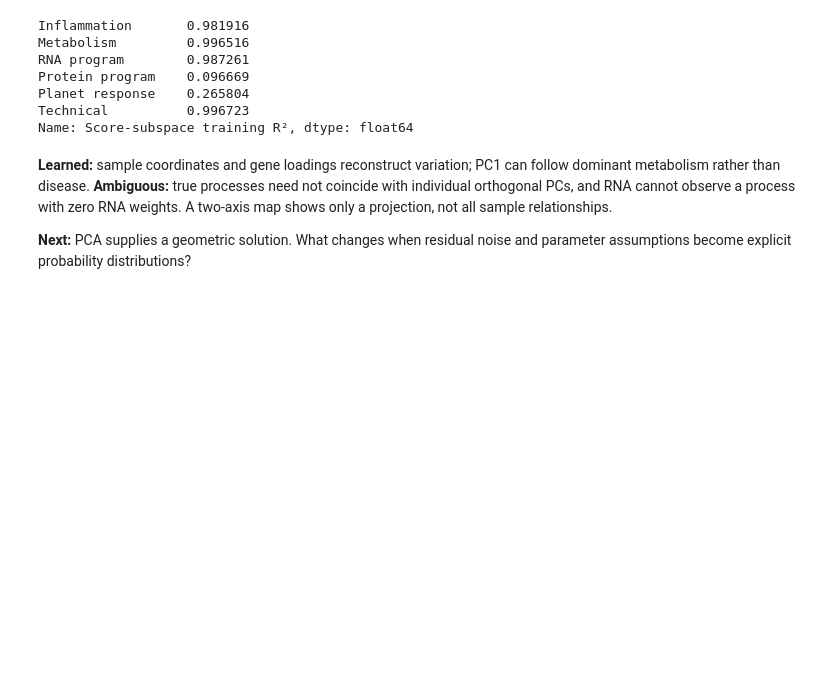
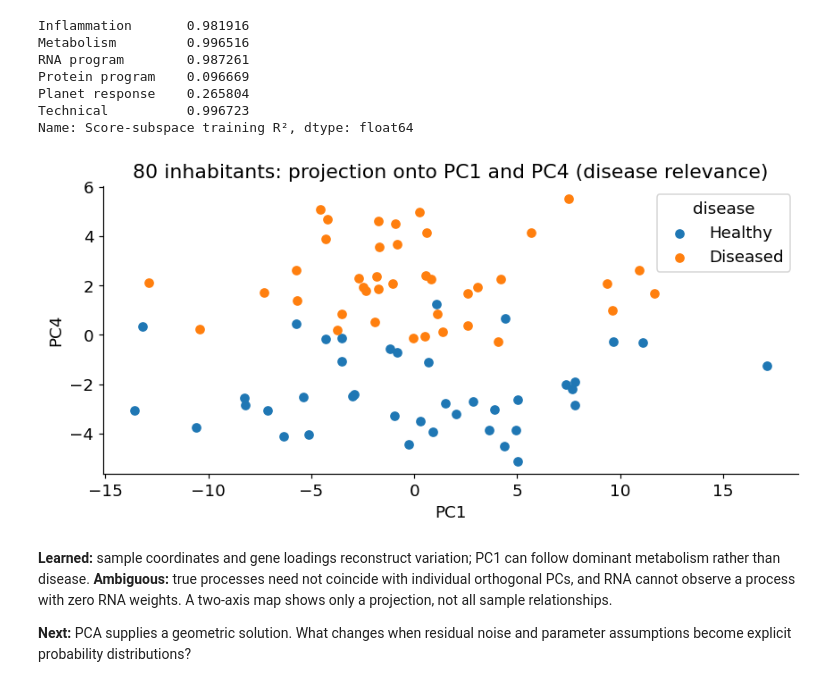
Before and after one commit to roramirezf/FactorModels_training, a Jupyter notebook: notebooks/02_PCA_One_Planet_One_View.ipynb, the cells around one changed output. Saved outputs shown, nothing was run; the diff lists cells and outputs as text; code cells hidden in the pictures; blank space fills up the shorter version.

```diff
--- a/notebooks/02_PCA_One_Planet_One_View.ipynb
+++ b/notebooks/02_PCA_One_Planet_One_View.ipynb
@@ -319,6 +319,11 @@ Protein program    0.096669
 Planet response    0.265804
 Technical          0.996723
 Name: Score-subspace training R², dtype: float64
+# %%
+score_plot(pcs[["PC1","PC4"]], rna.obs, color='disease',
+           title='80 inhabitants: projection onto PC1 and PC4 (disease relevance)')
+# %% [output]
+[figure, added]
 # %% [markdown]
 **Learned:** sample coordinates and gene loadings reconstruct variation; PC1 can follow dominant metabolism rather than disease. **Ambiguous:** true processes need not coincide with individual orthogonal PCs, and RNA cannot observe a process with zero RNA weights. A two-axis map shows only a projection, not all sample relationships.
 
```
Also changed, not shown: 1 other file.
